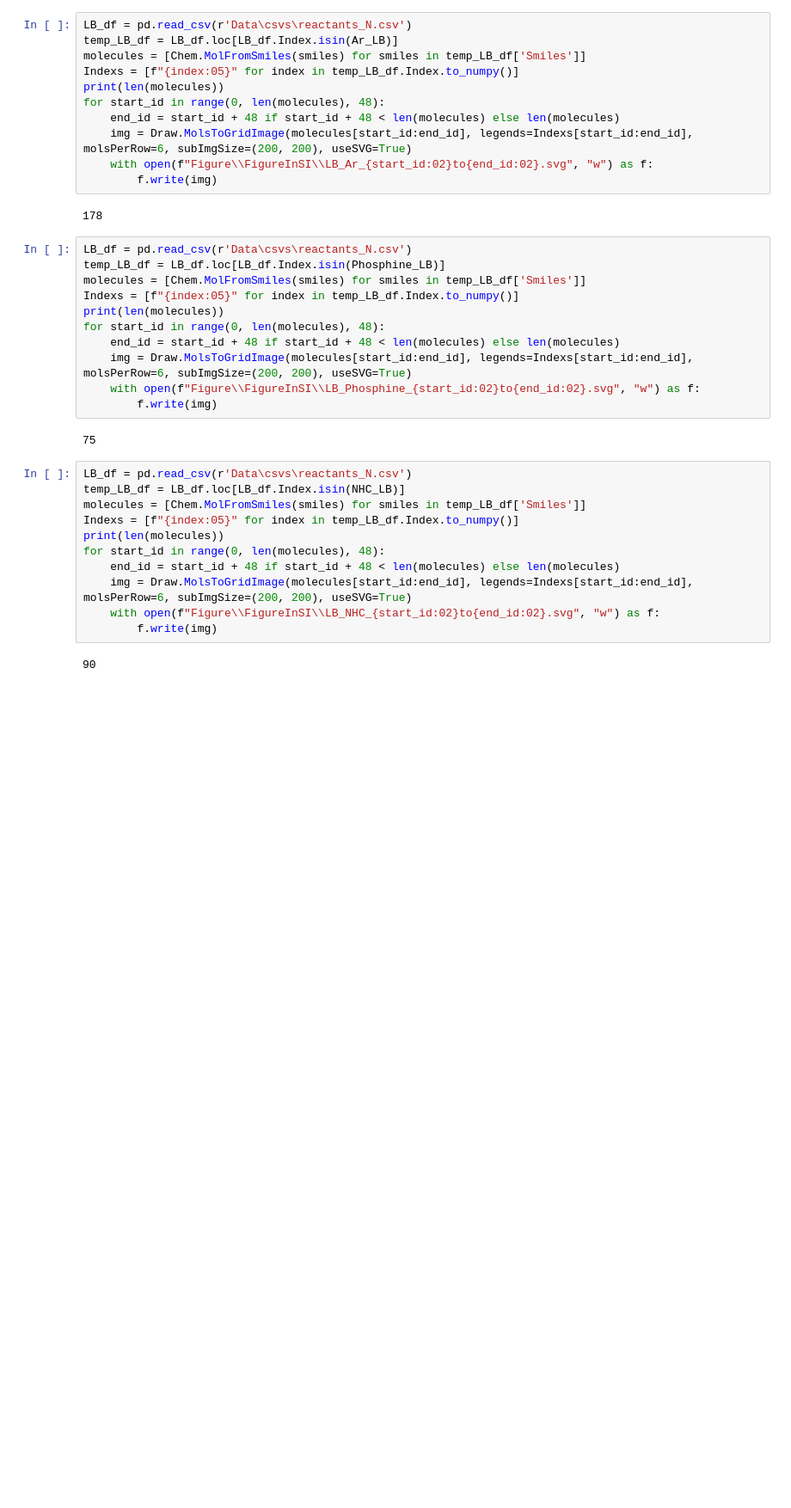
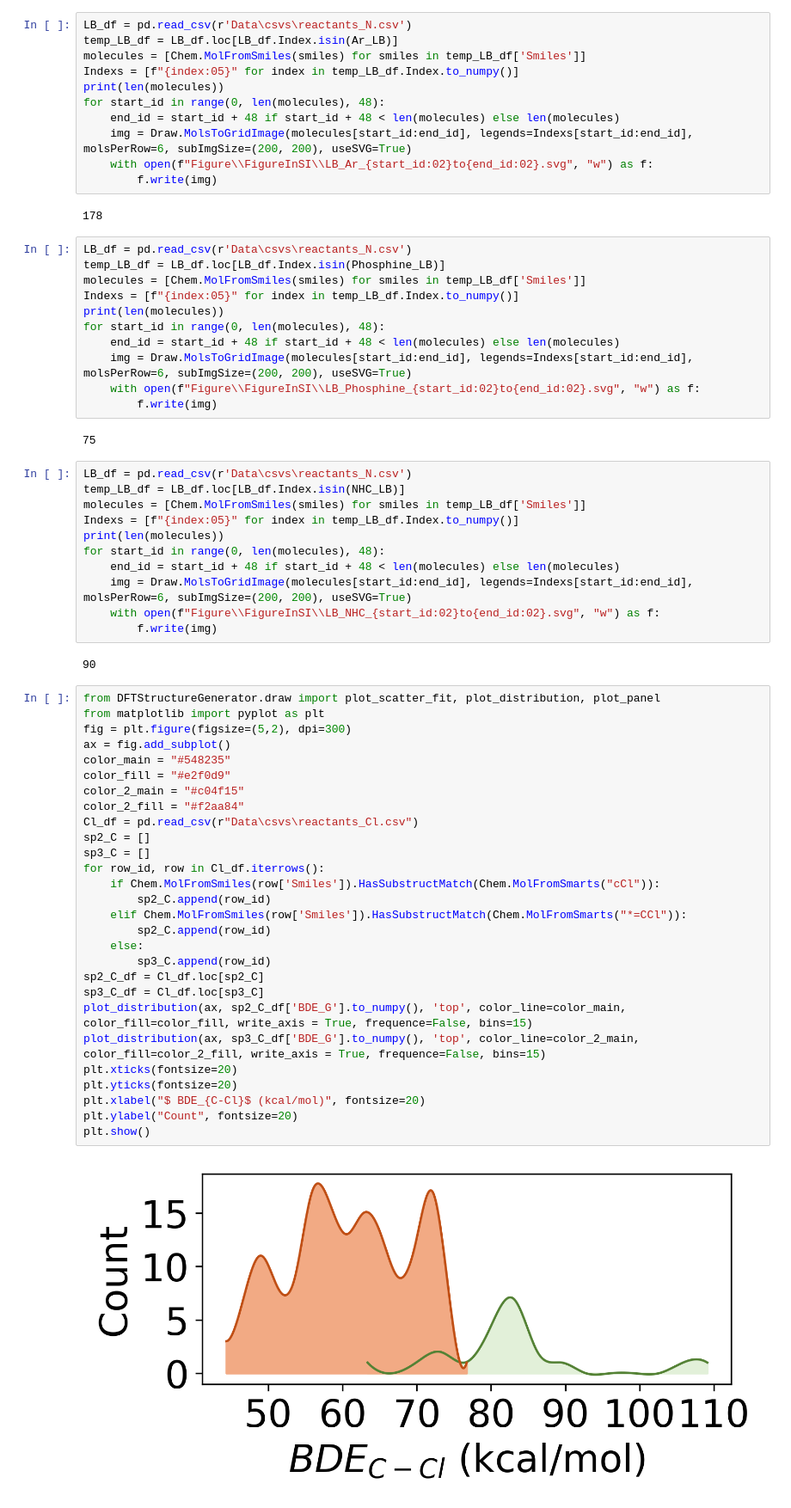
Before and after one commit to jackie-illiilli/BorylXAT-DB, a Jupyter notebook: 5_draw_molecule.ipynb, the cells around one changed output. Shown at 86% size. Drawn from its saved outputs; the diff is of its cells as text; blank space fills up the shorter version.

```diff
--- a/5_draw_molecule.ipynb
+++ b/5_draw_molecule.ipynb
@@ -91,3 +91,33 @@ for start_id in range(0, len(molecules), 48):
         f.write(img)
 # %% [output]
 90
+# %%
+from DFTStructureGenerator.draw import plot_scatter_fit, plot_distribution, plot_panel
+from matplotlib import pyplot as plt
+fig = plt.figure(figsize=(5,2), dpi=300)
+ax = fig.add_subplot()
+color_main = "#548235"
+color_fill = "#e2f0d9"
+color_2_main = "#c04f15"
+color_2_fill = "#f2aa84"
+Cl_df = pd.read_csv(r"Data\csvs\reactants_Cl.csv")
+sp2_C = []
+sp3_C = []
+for row_id, row in Cl_df.iterrows():
+    if Chem.MolFromSmiles(row['Smiles']).HasSubstructMatch(Chem.MolFromSmarts("cCl")):
+        sp2_C.append(row_id)
+    elif Chem.MolFromSmiles(row['Smiles']).HasSubstructMatch(Chem.MolFromSmarts("*=CCl")):
+        sp2_C.append(row_id)
+    else:
+        sp3_C.append(row_id)
+sp2_C_df = Cl_df.loc[sp2_C]
+sp3_C_df = Cl_df.loc[sp3_C]
+plot_distribution(ax, sp2_C_df['BDE_G'].to_numpy(), 'top', color_line=color_main, color_fill=color_fill, write_axis = True, frequence=False, bins=15)
+plot_distribution(ax, sp3_C_df['BDE_G'].to_numpy(), 'top', color_line=color_2_main, color_fill=color_2_fill, write_axis = True, frequence=False, bins=15)
+plt.xticks(fontsize=20)
+plt.yticks(fontsize=20)
+plt.xlabel("$ BDE_{C-Cl}$ (kcal/mol)", fontsize=20)
+plt.ylabel("Count", fontsize=20)
+plt.show()
+# %% [output]
+[figure, added]
```
Also changed, not shown: parts of 1 cell of this notebook, 14 other files.
